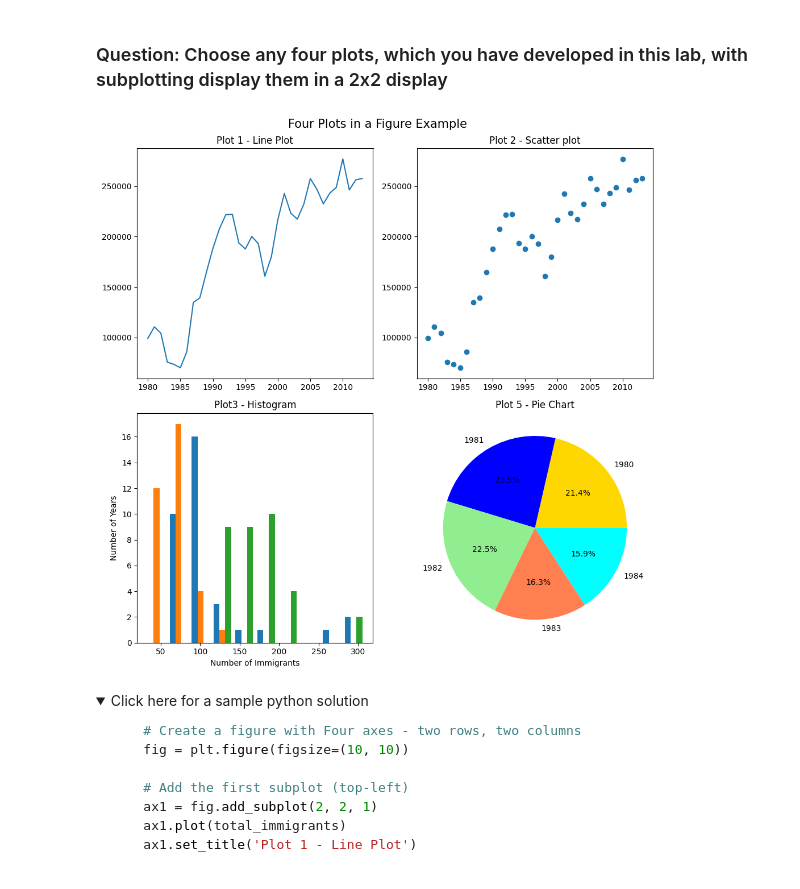
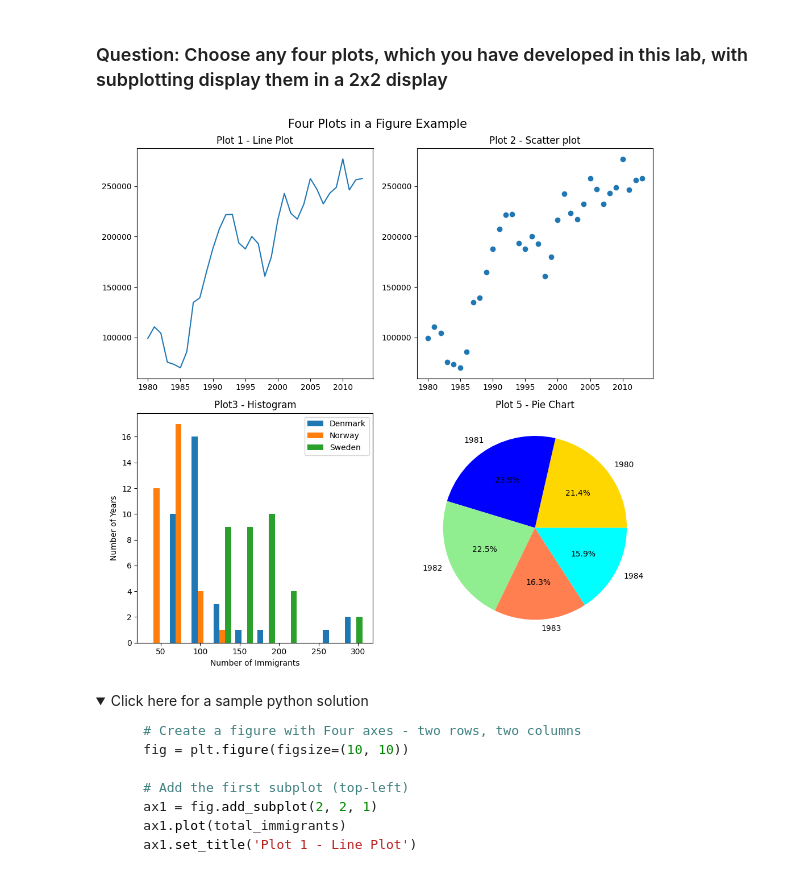
Before and after one commit to FrankMaverick/IBM-Data-Science-Professional-Certificate, a Jupyter notebook: 08 - Data Visualization with Python/labs/02.3-Exercise-Plotting-directly-with-Matplotlib.ipynb, the cells around one changed output. Saved outputs shown, nothing was run; the diff lists cells and outputs as text; code cells hidden in the pictures; folded sections open.

```diff
--- a/08 - Data Visualization with Python/labs/02.3-Exercise-Plotting-directly-with-Matplotlib.ipynb
+++ b/08 - Data Visualization with Python/labs/02.3-Exercise-Plotting-directly-with-Matplotlib.ipynb
@@ -745,34 +745,35 @@ ax1.set_title('Plot 1 - Line Plot')
 # Add the second subplot (top-right)
 ax2 = fig.add_subplot(2, 2, 2)
 ax2.scatter(total_immigrants.index, total_immigrants)
 ax2.set_title('Plot 2 - Scatter plot')
 
 # Add the third subplot (bottom-left)
 ax3 = fig.add_subplot(2, 2, 3)
 ax3.hist(df_dns)
 ax3.set_title('Plot3 - Histogram')
 ax3.set_xlabel('Number of Immigrants')
 ax3.set_ylabel('Number of Years')
+ax3.legend(df_dns)
 
 # Add the fourth subplot (bottom-right)
 ax4 = fig.add_subplot(2, 2, 4)
 ax4.pie(total_immigrants[0:5], labels=years[0:5],
        colors = ['gold','blue','lightgreen','coral','cyan'],
        autopct='%1.1f%%')
 ax4.set_aspect('equal')
 ax4.set_title('Plot 5 - Pie Chart')
 
 #Adding a Title for the Overall Figure
 fig.suptitle('Four Plots in a Figure Example', fontsize=15)
 
 # Adjust spacing between subplots
 fig.tight_layout()
 
 
 # Show the figure
 plt.show()
 # %% [output]
-[figure, old version]
+[figure, new version]
 # %% [markdown]
 
 <details><summary>Click here for a sample python solution</summary>
```
Also changed, not shown: 2 other files.
